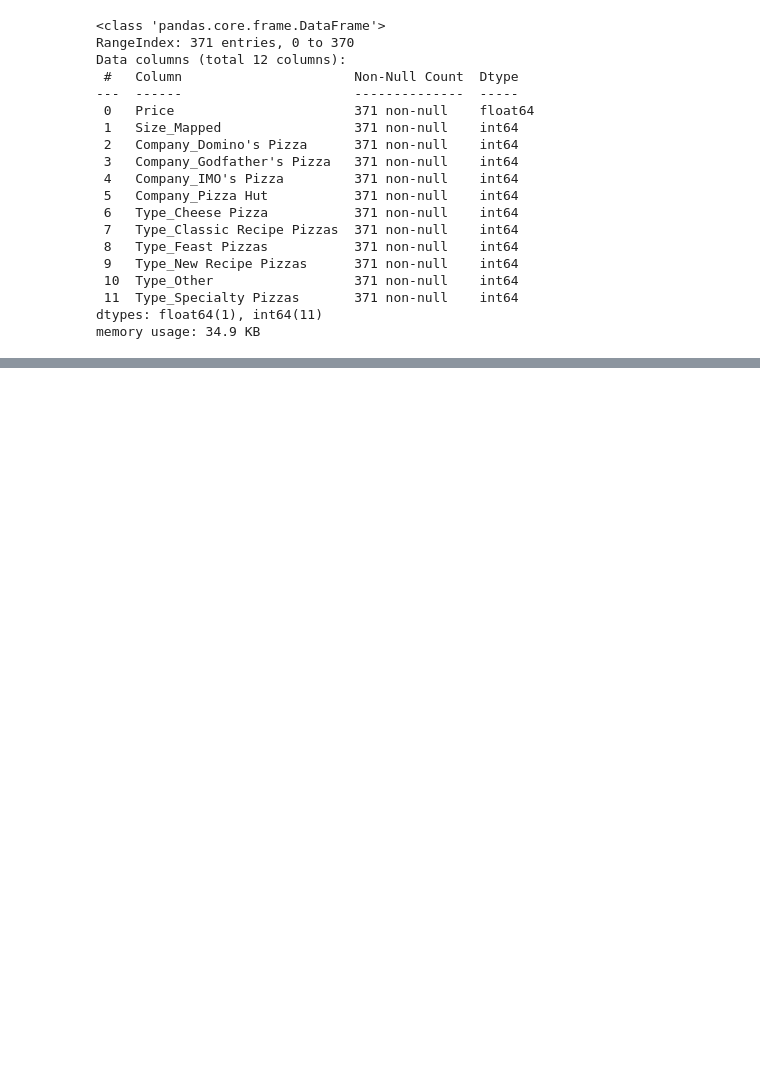
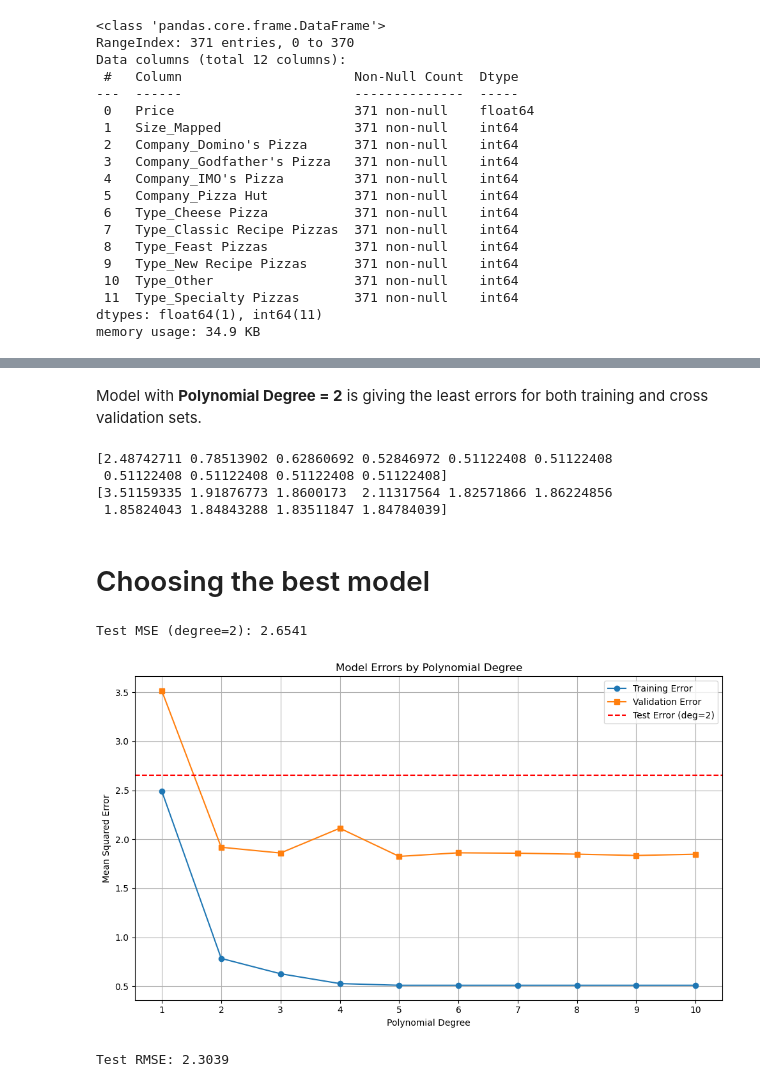
Before and after one commit to MalikHashirShakeel/Pizza-Price-Prediction, a Jupyter notebook: Model.ipynb, the cells around one changed output, grey strips where cells are left out. Drawn from its saved outputs; the diff is of its cells as text; code cells hidden in the pictures; blank space fills up the shorter version.

```diff
--- a/Model.ipynb
+++ b/Model.ipynb
@@ -301,0 +400,53 @@ memory usage: 34.9 KB
+# %% [markdown]
+Model with **Polynomial Degree = 2** is giving the least errors for both training and cross validation sets.
+# %%
+print(train_errors)
+print(val_errors)
+# %% [output]
+[2.48742711 0.78513902 0.62860692 0.52846972 0.51122408 0.51122408
+ 0.51122408 0.51122408 0.51122408 0.51122408]
+[3.51159335 1.91876773 1.8600173  2.11317564 1.82571866 1.86224856
+ 1.85824043 1.84843288 1.83511847 1.84784039]
+# %% [markdown]
+# Choosing the best model
+# %%
+# Index 1 corresponds to degree=2 (since degrees = range(1, 11))
+best_model, best_poly = models[1]
+
+# Transform the test set
+X_test_poly = best_poly.transform(X_test_scaled)
+
+# Predict
+y_test_pred = best_model.predict(X_test_poly)
+
+# Calculate test error
+test_mse = mean_squared_error(y_test, y_test_pred) / 2
+print(f"Test MSE (degree=2): {test_mse:.4f}")
+# %% [output]
+Test MSE (degree=2): 2.6541
+# %%
+plt.figure(figsize=(10, 6))
+plt.plot(degrees, train_errors, label='Training Error', marker='o')
+plt.plot(degrees, val_errors, label='Validation Error', marker='s')
+
+# Add test error as horizontal line
+plt.axhline(y=test_mse, color='red', linestyle='--', label='Test Error (deg=2)')
+
+plt.title('Model Errors by Polynomial Degree')
+plt.xlabel('Polynomial Degree')
+plt.ylabel('Mean Squared Error')
+plt.xticks(degrees)
+plt.legend()
+plt.grid(True)
+plt.tight_layout()
+plt.show()
+# %% [output]
+[figure, added]
+# %%
+y_test_pred = best_model.predict(X_test_poly)
+
+# Compute RMSE
+rmse = np.sqrt(mean_squared_error(y_test, y_test_pred))
+print(f"Test RMSE: {rmse:.4f}")
+# %% [output]
+Test RMSE: 2.3039
```
Also changed, not shown: parts of 18 cells of this notebook.
